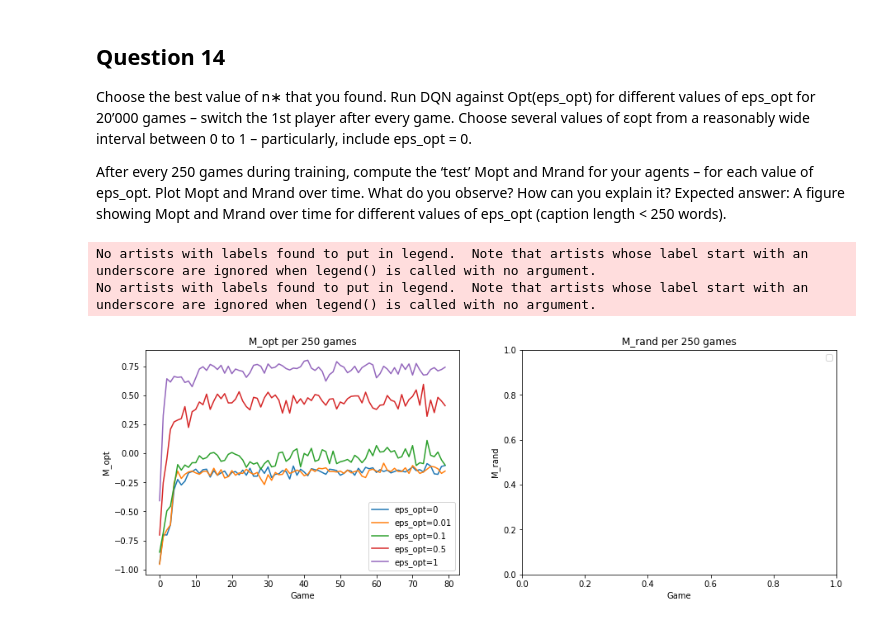
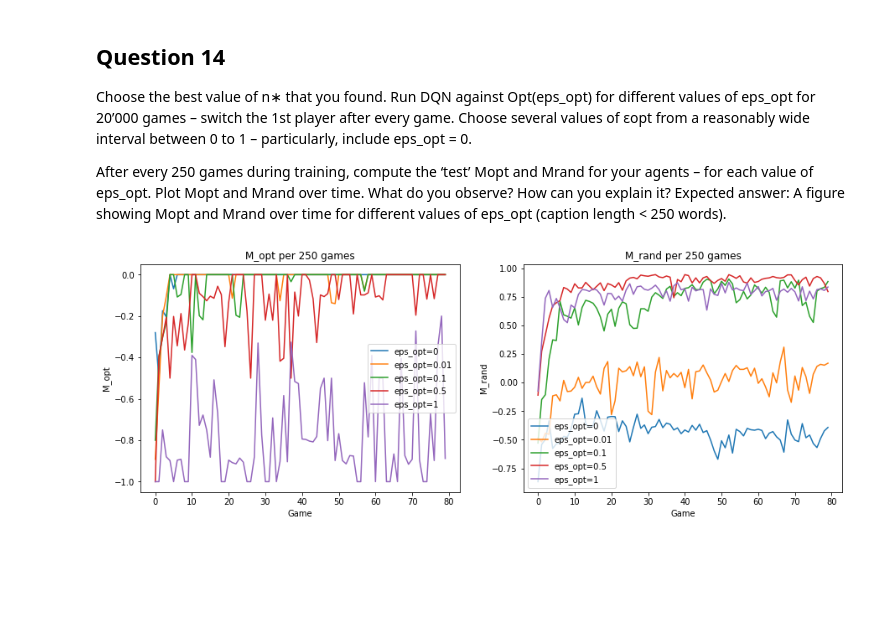
Before and after one commit to mismayil/ann-miniproject, a Jupyter notebook: deepq_learning.ipynb, the cells around one changed output. Drawn from its saved outputs; the diff is of its cells as text; code cells hidden in the pictures; blank space fills up the shorter version.

```diff
--- a/deepq_learning.ipynb
+++ b/deepq_learning.ipynb
@@ -187,0 +186,9 @@ plot_m_values(n_star_players, labels=[f"n*={n_star}" for n_star in n_stars])
+# %%
+import numpy as np
+avg_m_rands = []
+
+for player in n_star_players:
+    avg_m_rands.append(sum(player.m_values["m_rand"]) / len(player.m_values["m_rand"]))
+
+best_n_star = n_stars[np.argmax(avg_m_rands)]
+best_n_star
@@ -201,7 +210,7 @@ import random
 
 EPS_MIN = 0.1
 EPS_MAX = 0.8
-n_star = 1
+n_star = best_n_star # 1000
 epsilons = [0, 0.01, 0.1, 0.5, 1]
 eps_players = []
 
@@ -212,8 +221,6 @@ for eps in epsilons:
     eps_players.append(q_player)
     q_player.save_pretrained(f"eps_players/player_eps{eps}")
 # %%
-plot_m_values(eps_players, [], labels=[f"eps_opt={eps}" for eps in epsilons])
+plot_m_values(eps_players, labels=[f"eps_opt={eps}" for eps in epsilons])
 # %% [output]
-No artists with labels found to put in legend.  Note that artists whose label start with an underscore are ignored when legend() is called with no argument.
-No artists with labels found to put in legend.  Note that artists whose label start with an underscore are ignored when legend() is called with no argument.
-[figure, old version]
+[figure, new version]
```
Also changed, not shown: parts of 3 cells of this notebook, 32 other files.
